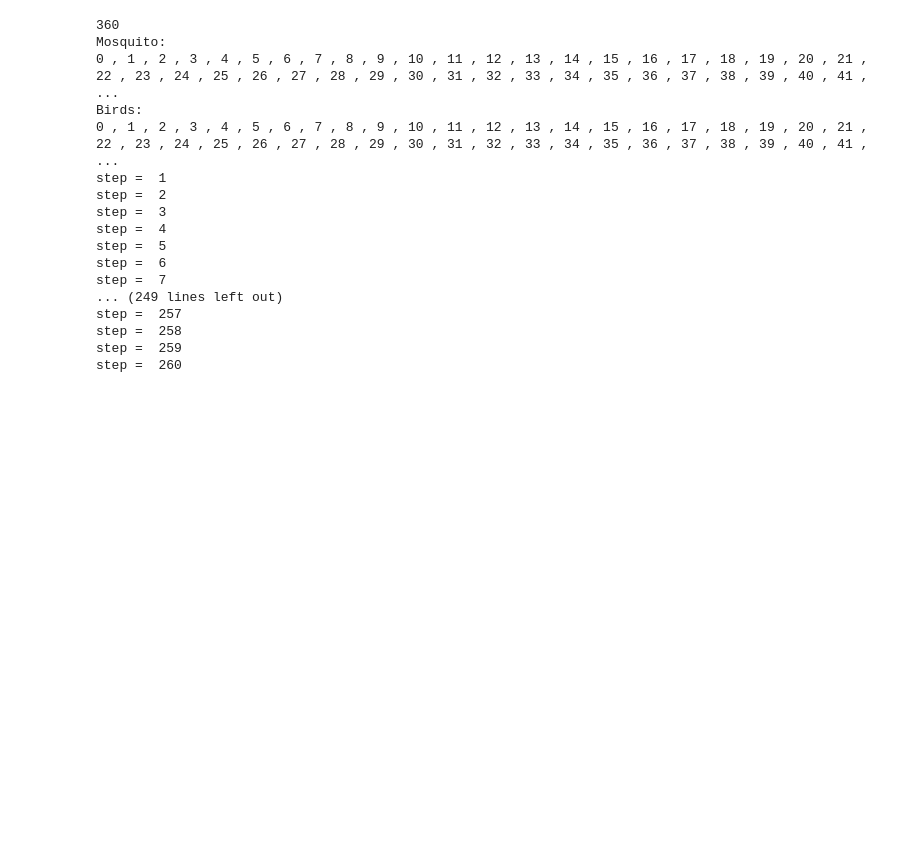
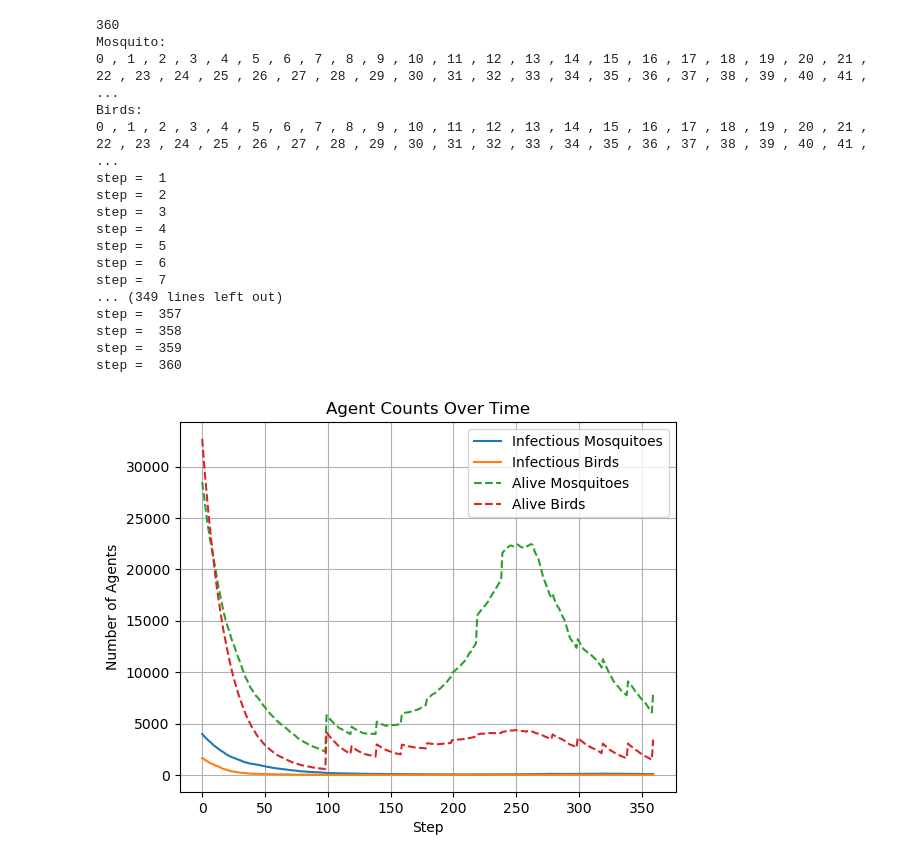
Before and after one commit to MatinMarjani/ABM-WNV, a Jupyter notebook: Test_Model_1.ipynb, the cells around one changed output. Drawn from its saved outputs; the diff is of its cells as text; code cells hidden in the pictures; blank space fills up the shorter version.

Commit message:
Update Test_Model_1.ipynb
Check for empty regions and add agents if the area is suitable.

```diff
--- a/Test_Model_1.ipynb
+++ b/Test_Model_1.ipynb
@@ -196,12 +196,12 @@ class Mosquito(Agent):
 
     def give_birth(self, T, P):
         # Check the number of agents in the neighborhood
-        neighborhood_size = 3
+        neighborhood_size = 5
         neighborhood = self.model.grid.get_neighbors(self.pos, moore=True, include_center=True, radius=neighborhood_size)
         num_neighbors = len(neighborhood)
 
         # Calculate birth rate reduction based on density
-        max_neighbors = 48  # Assuming a Moore neighborhood, max 8 neighbors
+        max_neighbors = 150  # Assuming a Moore neighborhood, max 8 neighbors
         density_factor = max(0, 1 - (num_neighbors / max_neighbors))  # Reduces birth rate with more neighbors
 
         # Adjust the birth probability based on environmental factors and density
@@ -294,12 +294,13 @@ class Bird(Agent):
 
     def give_birth(self, T, P):
         # Check the number of agents in the neighborhood
-        neighborhood_size = 3
+        neighborhood_size = 5
         neighborhood = self.model.grid.get_neighbors(self.pos, moore=True, include_center=True, radius=neighborhood_size)
         num_neighbors = len(neighborhood)
 
         # Calculate birth rate reduction based on density
-        max_neighbors = 48  # Assuming a Moore neighborhood, max 8 neighbors
+        # max_neighbors = 48  # Assuming a Moore neighborhood, max 8 neighbors
+        max_neighbors = 150
         density_factor = max(0, 1 - (num_neighbors / max_neighbors))  # Reduces birth rate with more neighbors
 
         # Adjust the birth probability based on environmental factors and density
@@ -367,15 +368,26 @@ class WNVModel(Model):
     def step(self):
         self.schedule.step()
         if self.schedule.steps % 20 == 0 and self.schedule.steps > 90:
-            self.repopulate_empty_cells()
+            self.repopulate_empty_cells(self.schedule.steps)
         self.save_results()
         self.collect_data()
 
-    # New repopulation method with suitability and neighborhood checks
-    def repopulate_empty_cells(self):
+    # New repopulation method with susitability and neighborhood checks
+    def repopulate_empty_cells(self, step):
         neighborhood_size=10
         threshold=0.3
         """Check for empty regions and add agents if the area is suitable."""
+        if (step > 100 and step < 110) or (step > 200 and step < 250):
+            for x in range(150,250):
+                for y in range(50,130):
+                    if self.suitability_data.iloc[x, y] >= 0.7:
+                        num_new_agents = random.randint(1, 10)  # Number of agents to add
+                        for _ in range(num_new_agents):
+                            new_mosquito = Mosquito(self.next_id(), self, state="egg")
+                            self.schedule.add(new_mosquito)
+                            self.grid.place_agent(new_mosquito, (y, x))
+
+
         for x in range(self.suitability_data.shape[0]):
             for y in range(self.suitability_data.shape[1]):
                 # Check if the area is suitable based on suitability data
@@ -476,35 +488,36 @@ def plot_infectious_counts(model):
     plt.plot(steps, model.infectious_counts['birds'], label='Infectious Birds')
     plt.plot(steps, model.alive_counts['mosquitoes'], label='Alive Mosquitoes', linestyle='--')
     plt.plot(steps, model.alive_counts['birds'], label='Alive Birds', linestyle='--')
     plt.xlabel('Step')
     plt.ylabel('Number of Agents')
     plt.title('Agent Counts Over Time')
     plt.legend()
     plt.grid(True)
     plt.savefig('agent_counts.png')
     plt.show()
 
 # Running the model
 if __name__ == "__main__":
     parameters = WNVParameters()
     model = WNVModel(parameters)
     Visualize_simulation(model, num_steps=parameters.simulation_steps)
     plot_infectious_counts(model)
 # %% [output]
 360
 Mosquito:
 0 , 1 , 2 , 3 , 4 , 5 , 6 , 7 , 8 , 9 , 10 , 11 , 12 , 13 , 14 , 15 , 16 , 17 , 18 , 19 , 20 , 21 , 22 , 23 , 24 , 25 , 26 , 27 , 28 , 29 , 30 , 31 , 32 , 33 , 34 , 35 , 36 , 37 , 38 , 39 , 40 , 41 ,  ...
 Birds:
 0 , 1 , 2 , 3 , 4 , 5 , 6 , 7 , 8 , 9 , 10 , 11 , 12 , 13 , 14 , 15 , 16 , 17 , 18 , 19 , 20 , 21 , 22 , 23 , 24 , 25 , 26 , 27 , 28 , 29 , 30 , 31 , 32 , 33 , 34 , 35 , 36 , 37 , 38 , 39 , 40 , 41 ,  ...
 step =  1
 step =  2
 step =  3
 step =  4
 step =  5
 step =  6
 step =  7
-... (249 lines left out)
-step =  257
-step =  258
-step =  259
-step =  260
+... (349 lines left out)
+step =  357
+step =  358
+step =  359
+step =  360
+[figure, added]
```
